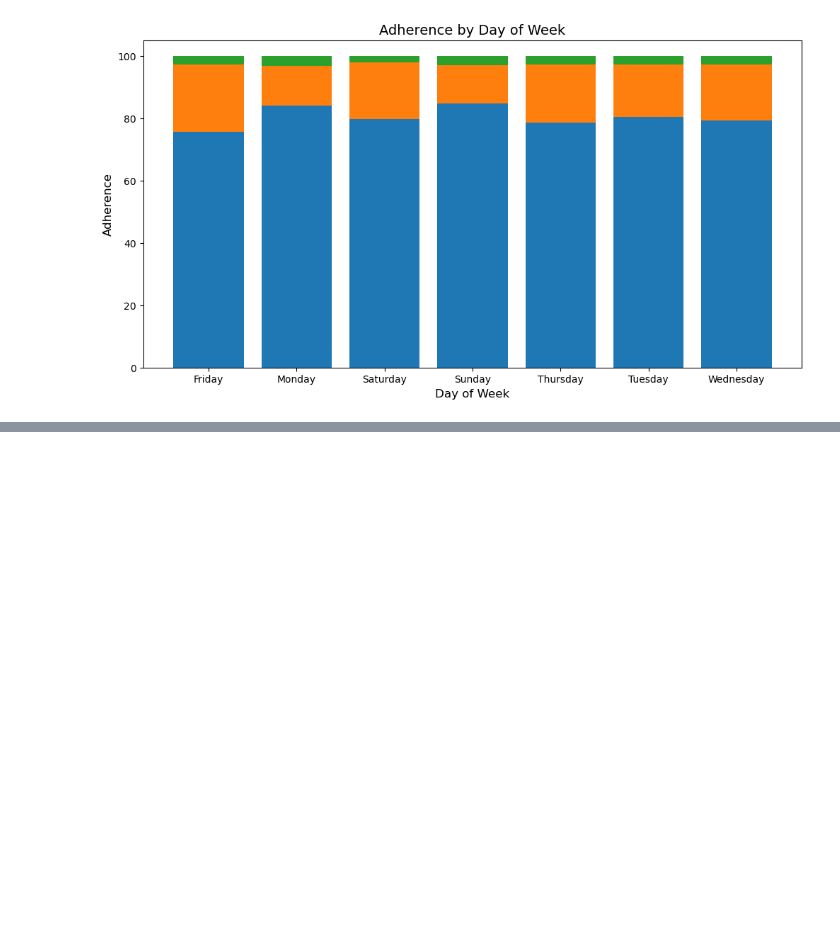
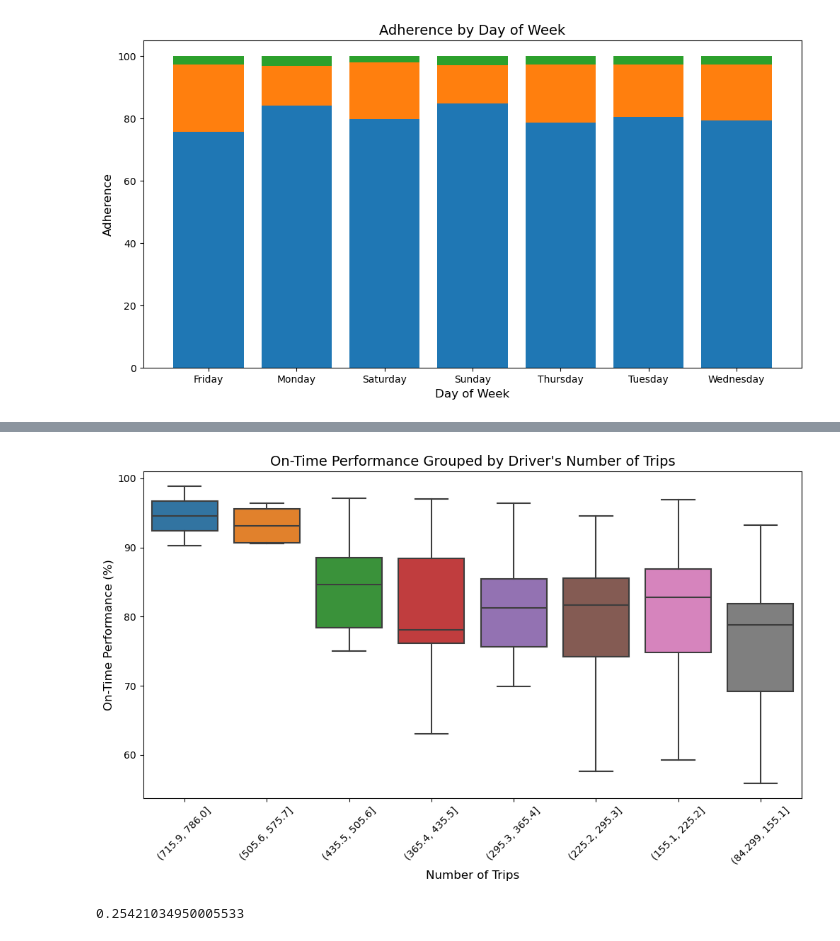
Before and after one commit to NSS-Data-Analytics-Cohort-11/wego-boomers, a Jupyter notebook: notebooks/WeGo.ipynb, the cells around one changed output, grey strips where cells are left out. Cells and saved outputs as stored; diff of their text form; code cells hidden in the pictures; blank space fills up the shorter version.

```diff
--- a/notebooks/WeGo.ipynb
+++ b/notebooks/WeGo.ipynb
@@ -590,0 +536,33 @@ plt.show()
+# %%
+# Boxplot showing bins based on operator's # trips
+
+# Convert 'OPERATOR' column in both DataFrames to the same data type
+operator_trip_counts_cutoff.loc[:, 'OPERATOR'] = operator_trip_counts_cutoff['OPERATOR'].astype(str)
+operator_adherence['OPERATOR'] = operator_adherence['OPERATOR'].astype(str)
+
+# Merge operator_trip_counts and operator_adherence on 'OPERATOR'
+merged_data = pd.merge(operator_trip_counts_cutoff, operator_adherence, on='OPERATOR')
+
+# Creating 10 bins
+merged_data['Trip_Bins'] = pd.cut(merged_data['Number_of_Trips'], bins=10)
+merged_data['Trip_Bins_Label'] = merged_data['Trip_Bins'].astype(str)
+merged_data[['ADJUSTED_ONTIME_COUNT', 'ADJUSTED_LATE_COUNT', 'ADJUSTED_EARLY_COUNT']] *= 100
+
+# Plotting the boxplot
+plt.figure(figsize=(12, 6))
+sns.boxplot(x='Trip_Bins_Label', y='ADJUSTED_ONTIME_COUNT', data=merged_data, showfliers=False)
+
+# Fine tuning
+plt.xlabel('Number of Trips', fontsize=12)
+plt.ylabel('On-Time Performance (%)', fontsize=12)
+plt.title("On-Time Performance Grouped by Driver's Number of Trips", fontsize=14)
+plt.xticks(rotation=45)
+
+plt.show()
+# %% [output]
+[figure, added]
+# %%
+# Correlation (moderate positive correlation)
+merged_data['Number_of_Trips'].corr(merged_data['ADJUSTED_ONTIME_COUNT'])
+# %% [output]
+0.25421034950005533
```
Also changed, not shown: parts of 33 cells of this notebook.
